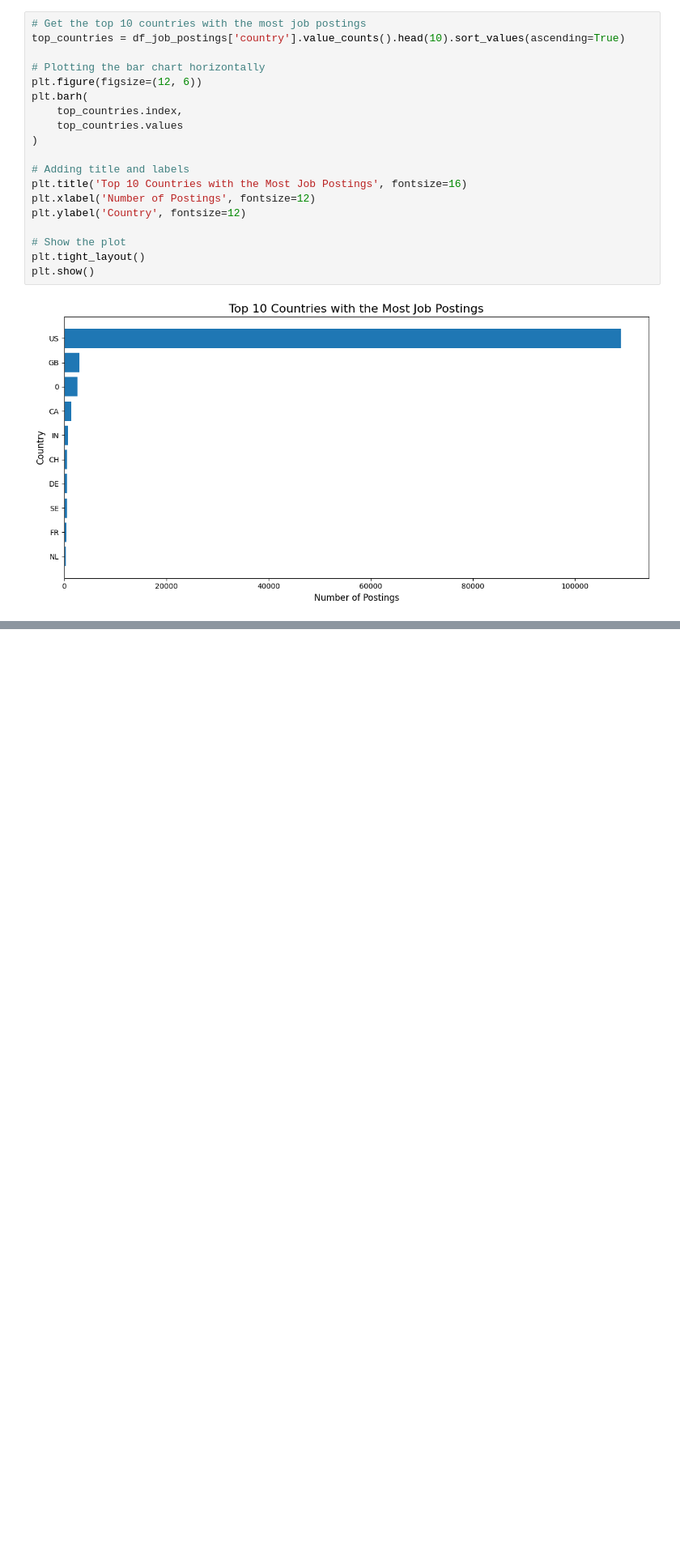
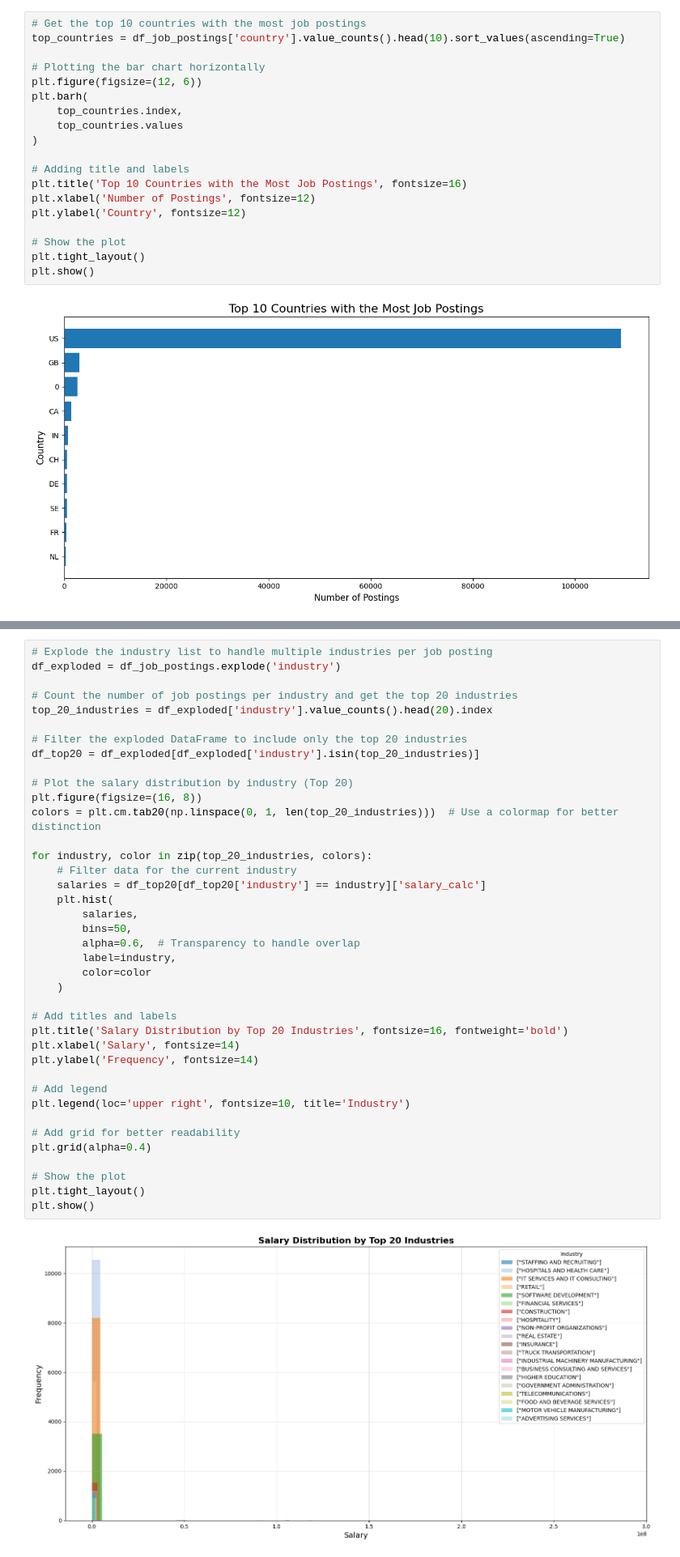
Before and after one commit to atharva-h-m/LinkedIn-Job-Postings, a Jupyter notebook: notebooks/03-EDA.ipynb, the cells around one changed output, grey strips where cells are left out. Shown at 81% size. Drawn from its saved outputs; the diff is of its cells as text; blank space fills up the shorter version.

```diff
--- a/notebooks/03-EDA.ipynb
+++ b/notebooks/03-EDA.ipynb
@@ -326,0 +371,41 @@ plt.show()
+# %%
+# Explode the industry list to handle multiple industries per job posting
+df_exploded = df_job_postings.explode('industry')
+
+# Count the number of job postings per industry and get the top 20 industries
+top_20_industries = df_exploded['industry'].value_counts().head(20).index
+
+# Filter the exploded DataFrame to include only the top 20 industries
+df_top20 = df_exploded[df_exploded['industry'].isin(top_20_industries)]
+
+# Plot the salary distribution by industry (Top 20)
+plt.figure(figsize=(16, 8))
+colors = plt.cm.tab20(np.linspace(0, 1, len(top_20_industries)))  # Use a colormap for better distinction
+
+for industry, color in zip(top_20_industries, colors):
+    # Filter data for the current industry
+    salaries = df_top20[df_top20['industry'] == industry]['salary_calc']
+    plt.hist(
+        salaries,
+        bins=50,
+        alpha=0.6,  # Transparency to handle overlap
+        label=industry,
+        color=color
+    )
+
+# Add titles and labels
+plt.title('Salary Distribution by Top 20 Industries', fontsize=16, fontweight='bold')
+plt.xlabel('Salary', fontsize=14)
+plt.ylabel('Frequency', fontsize=14)
+
+# Add legend
+plt.legend(loc='upper right', fontsize=10, title='Industry')
+
+# Add grid for better readability
+plt.grid(alpha=0.4)
+
+# Show the plot
+plt.tight_layout()
+plt.show()
+# %% [output]
+[figure, added]
```
Also changed, not shown: parts of 7 cells of this notebook, 1 other file.
